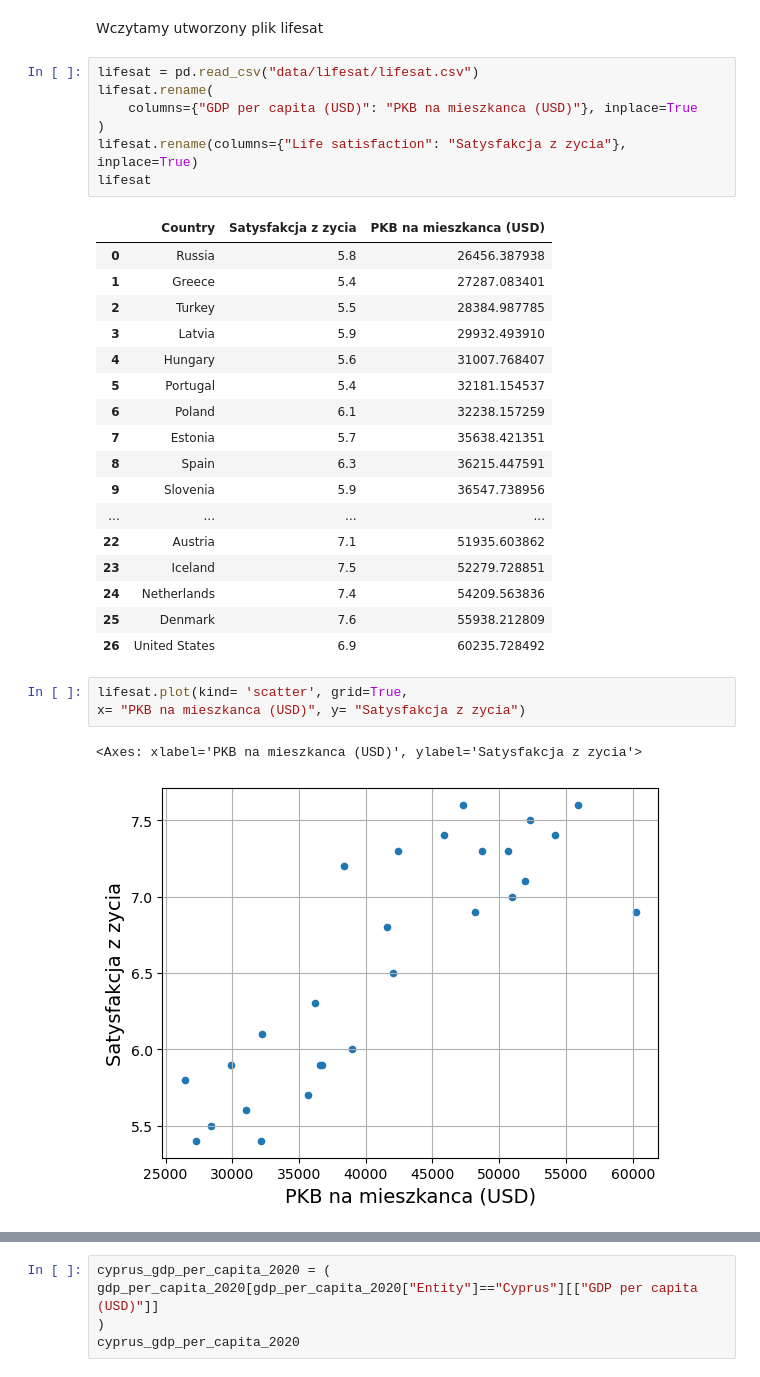
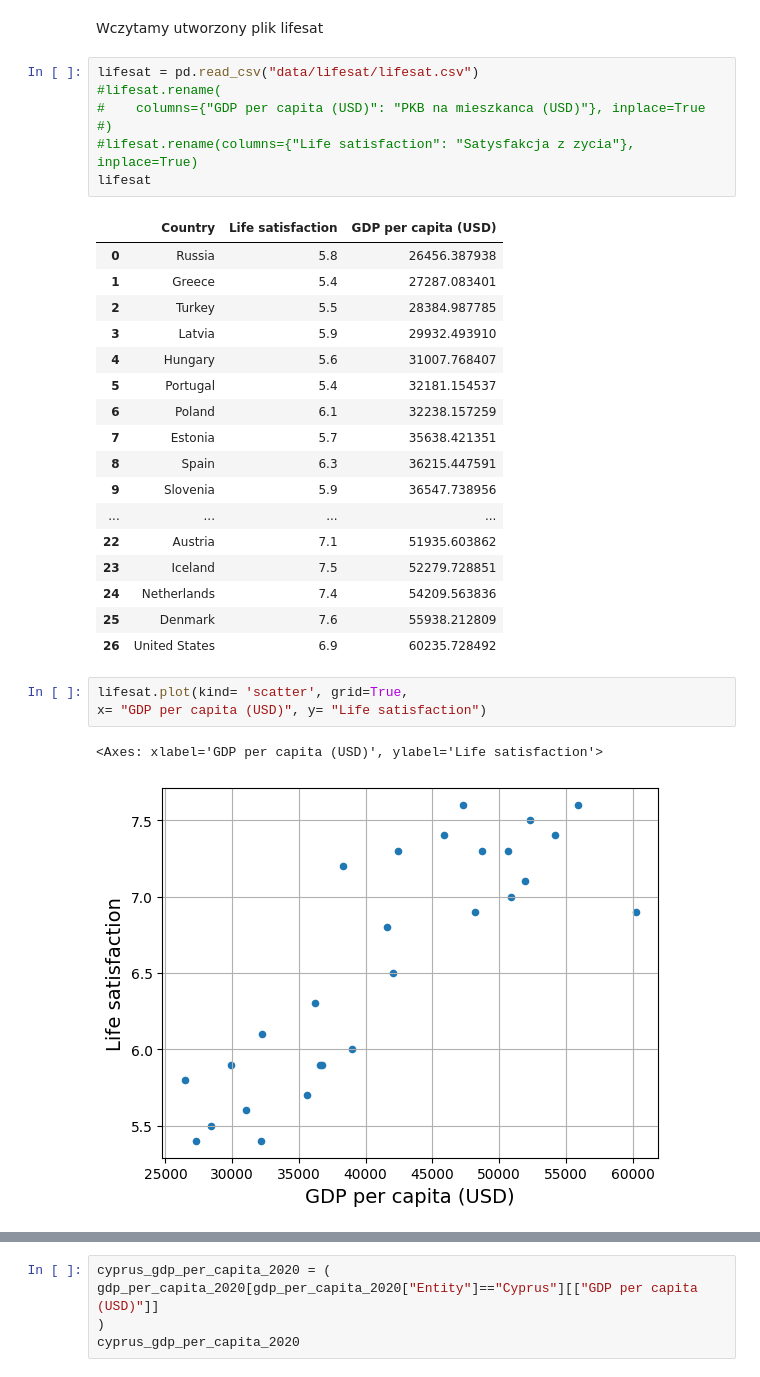
Before and after one commit to DaryaBelka/machine-learning, a Jupyter notebook: 01_krajobraz_uczenia_maszynowego.ipynb, the cells around one changed output, grey strips where cells are left out. Saved outputs shown, nothing was run; the diff lists cells and outputs as text.

```diff
--- a/01_krajobraz_uczenia_maszynowego.ipynb
+++ b/01_krajobraz_uczenia_maszynowego.ipynb
@@ -233,13 +233,13 @@ country_stats.to_csv(datapath / "lifesat.csv", index = False)
 Wczytamy utworzony plik lifesat
 # %%
 lifesat = pd.read_csv("data/lifesat/lifesat.csv")
-lifesat.rename(
-    columns={"GDP per capita (USD)": "PKB na mieszkanca (USD)"}, inplace=True
-)
-lifesat.rename(columns={"Life satisfaction": "Satysfakcja z zycia"}, inplace=True)
+#lifesat.rename(
+#    columns={"GDP per capita (USD)": "PKB na mieszkanca (USD)"}, inplace=True
+#)
+#lifesat.rename(columns={"Life satisfaction": "Satysfakcja z zycia"}, inplace=True)
 lifesat
 # %% [output]
-|  | Country | Satysfakcja z zycia | PKB na mieszkanca (USD) |
+|  | Country | Life satisfaction | GDP per capita (USD) |
 | 0 | Russia | 5.8 | 26456.387938 |
 | 1 | Greece | 5.4 | 27287.083401 |
 | 2 | Turkey | 5.5 | 28384.987785 |
@@ -258,8 +258,8 @@ lifesat
 | 26 | United States | 6.9 | 60235.728492 |
 # %%
 lifesat.plot(kind= 'scatter', grid=True,
-x= "PKB na mieszkanca (USD)", y= "Satysfakcja z zycia")
+x= "GDP per capita (USD)", y= "Life satisfaction")
 # %% [output]
-<Axes: xlabel='PKB na mieszkanca (USD)', ylabel='Satysfakcja z zycia'>
+<Axes: xlabel='GDP per capita (USD)', ylabel='Life satisfaction'>
-[figure, old version]
+[figure, new version]
 # %%
```
Also changed, not shown: parts of 4 cells of this notebook.
